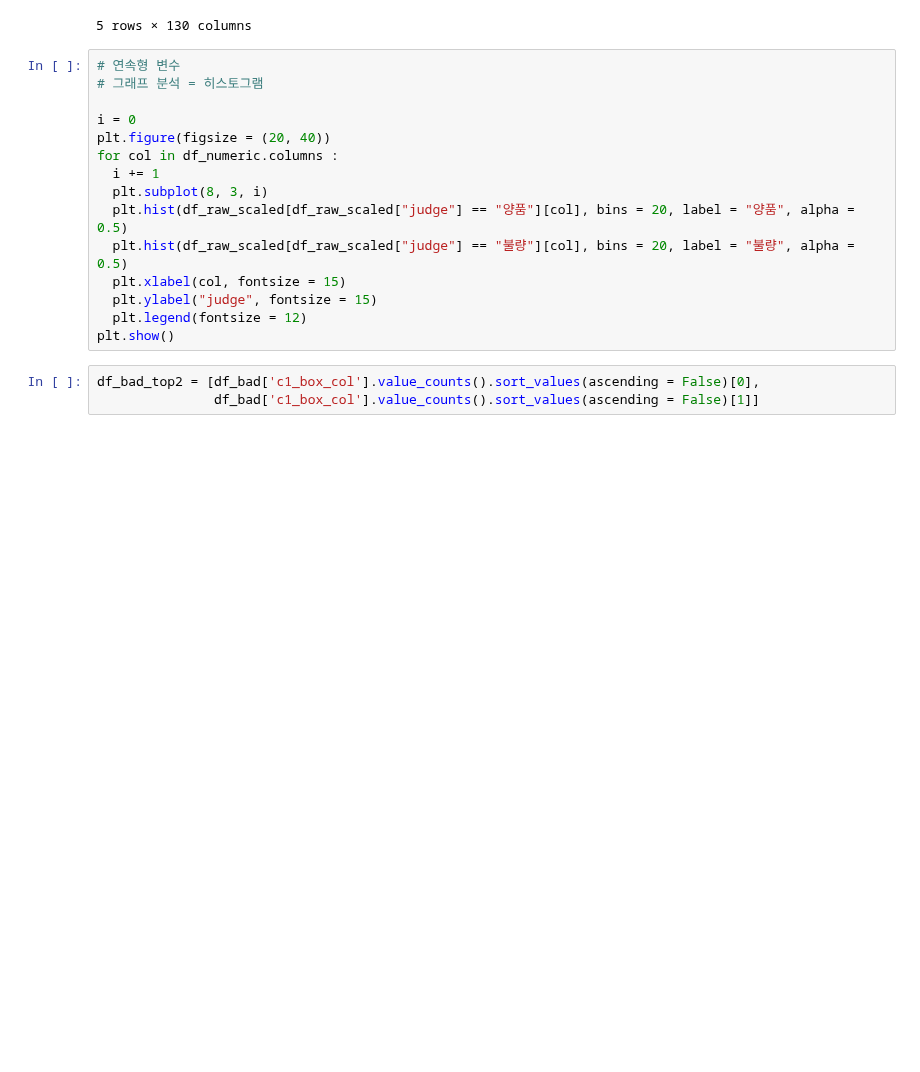
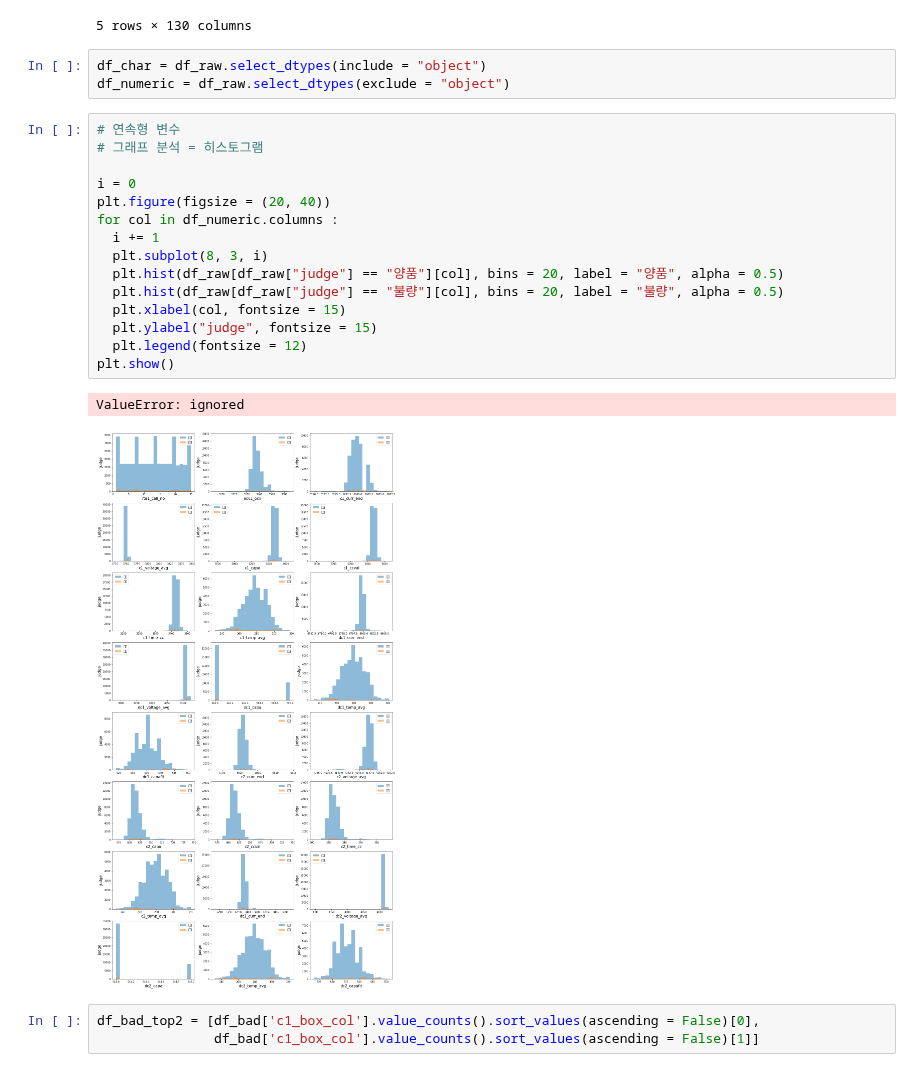
Before and after one commit to mjiii25/posco-academy, a Jupyter notebook: Big-Data/Battery-Project/hypothesis-test.ipynb, the cells around one changed output. Cells and saved outputs as stored; diff of their text form; blank space fills up the shorter version.

```diff
--- a/Big-Data/Battery-Project/hypothesis-test.ipynb
+++ b/Big-Data/Battery-Project/hypothesis-test.ipynb
@@ -339,21 +288,27 @@ df_raw_bot.head()
 | 649 | LOT-100 | TRAY-1018 | 12-01-2021 오전 9:04:00 | CELL-10578 | 양품 | 7 | 05열 | 29연 | 11단 | ... |
 | 650 | LOT-100 | TRAY-1018 | 12-01-2021 오전 9:04:00 | CELL-10579 | 양품 | 9 | 05열 | 29연 | 11단 | ... |
 5 rows × 130 columns
+# %%
+df_char = df_raw.select_dtypes(include = "object")
+df_numeric = df_raw.select_dtypes(exclude = "object")
 # %%
 # 연속형 변수
 # 그래프 분석 = 히스토그램
 
 i = 0
 plt.figure(figsize = (20, 40))
 for col in df_numeric.columns :
   i += 1
   plt.subplot(8, 3, i)
-  plt.hist(df_raw_scaled[df_raw_scaled["judge"] == "양품"][col], bins = 20, label = "양품", alpha = 0.5)
-  plt.hist(df_raw_scaled[df_raw_scaled["judge"] == "불량"][col], bins = 20, label = "불량", alpha = 0.5)
+  plt.hist(df_raw[df_raw["judge"] == "양품"][col], bins = 20, label = "양품", alpha = 0.5)
+  plt.hist(df_raw[df_raw["judge"] == "불량"][col], bins = 20, label = "불량", alpha = 0.5)
   plt.xlabel(col, fontsize = 15)
   plt.ylabel("judge", fontsize = 15)
   plt.legend(fontsize = 12)
 plt.show()
+# %% [output]
+ValueError: ignored
+[figure, added]
 # %%
 df_bad_top2 = [df_bad['c1_box_col'].value_counts().sort_values(ascending = False)[0],
                df_bad['c1_box_col'].value_counts().sort_values(ascending = False)[1]]
```
Also changed, not shown: parts of 7 cells of this notebook.
